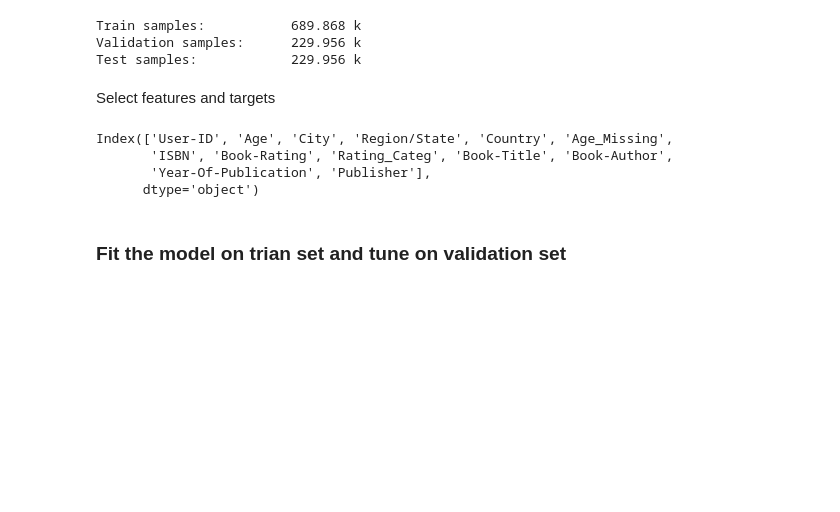
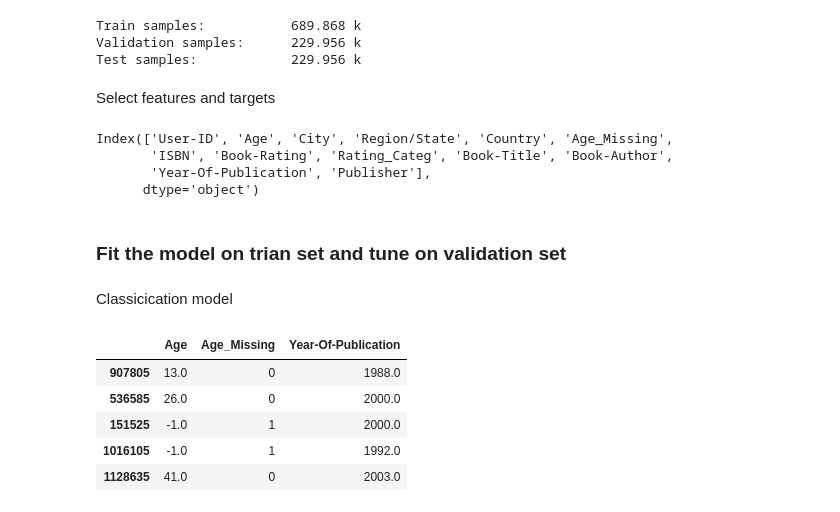
Before and after one commit to jtimko16/book-recommendation, a Jupyter notebook: notebooks/06. Baseline_model.ipynb, the cells around one changed output. Drawn from its saved outputs; the diff is of its cells as text; code cells hidden in the pictures; blank space fills up the shorter version.

```diff
--- a/notebooks/06. Baseline_model.ipynb
+++ b/notebooks/06. Baseline_model.ipynb
@@ -62,3 +63,14 @@ y_val_reg = val_df.loc[:,target_reg]
 y_test_reg = test_df.loc[:,target_reg]
 # %% [markdown]
 ### Fit the model on trian set and tune on validation set
+# %% [markdown]
+Classicication model
+# %%
+X_train.head(5)
+# %% [output]
+|  | Age | Age_Missing | Year-Of-Publication |
+| 907805 | 13.0 | 0 | 1988.0 |
+| 536585 | 26.0 | 0 | 2000.0 |
+| 151525 | -1.0 | 1 | 2000.0 |
+| 1016105 | -1.0 | 1 | 1992.0 |
+| 1128635 | 41.0 | 0 | 2003.0 |
```
Also changed, not shown: parts of 6 cells of this notebook.
